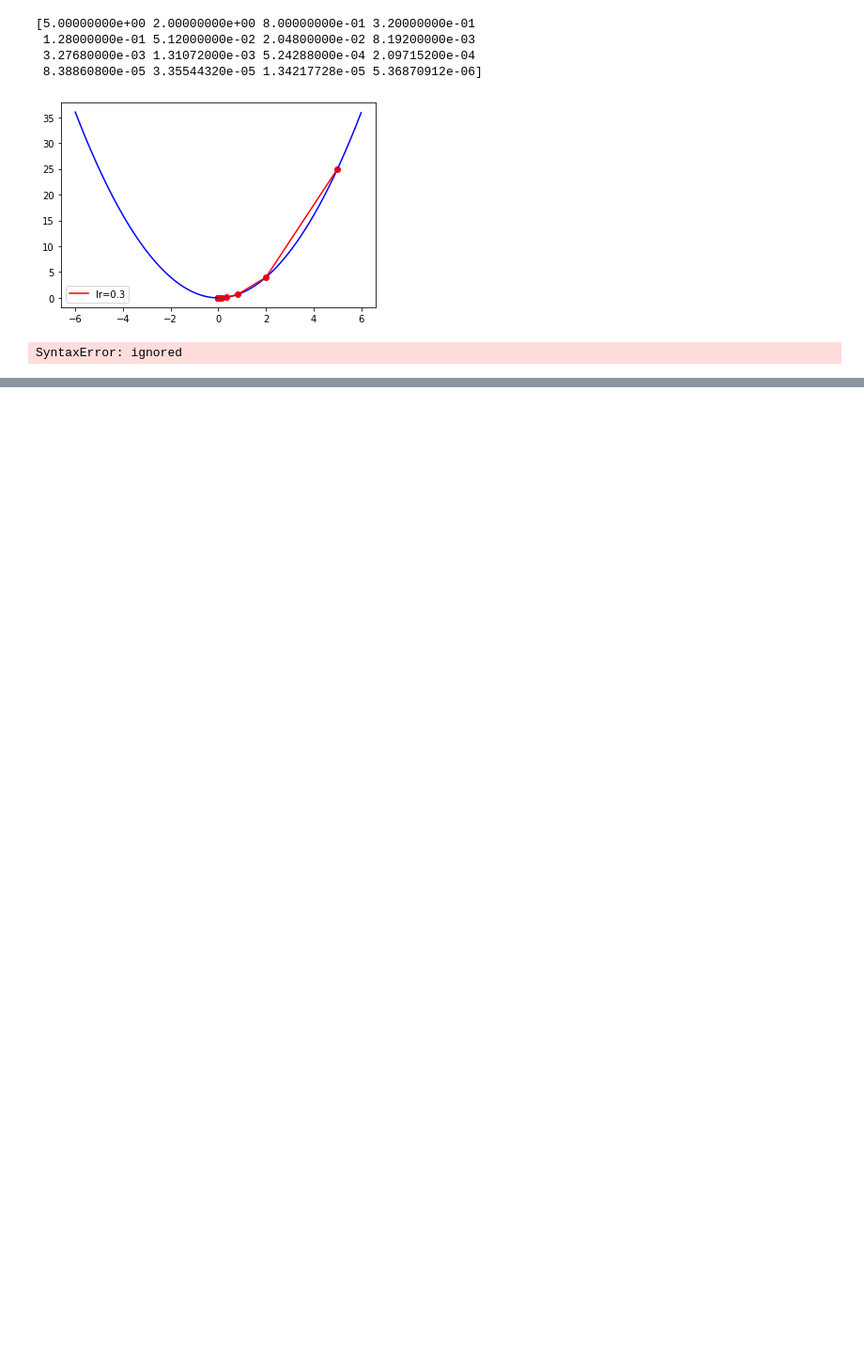
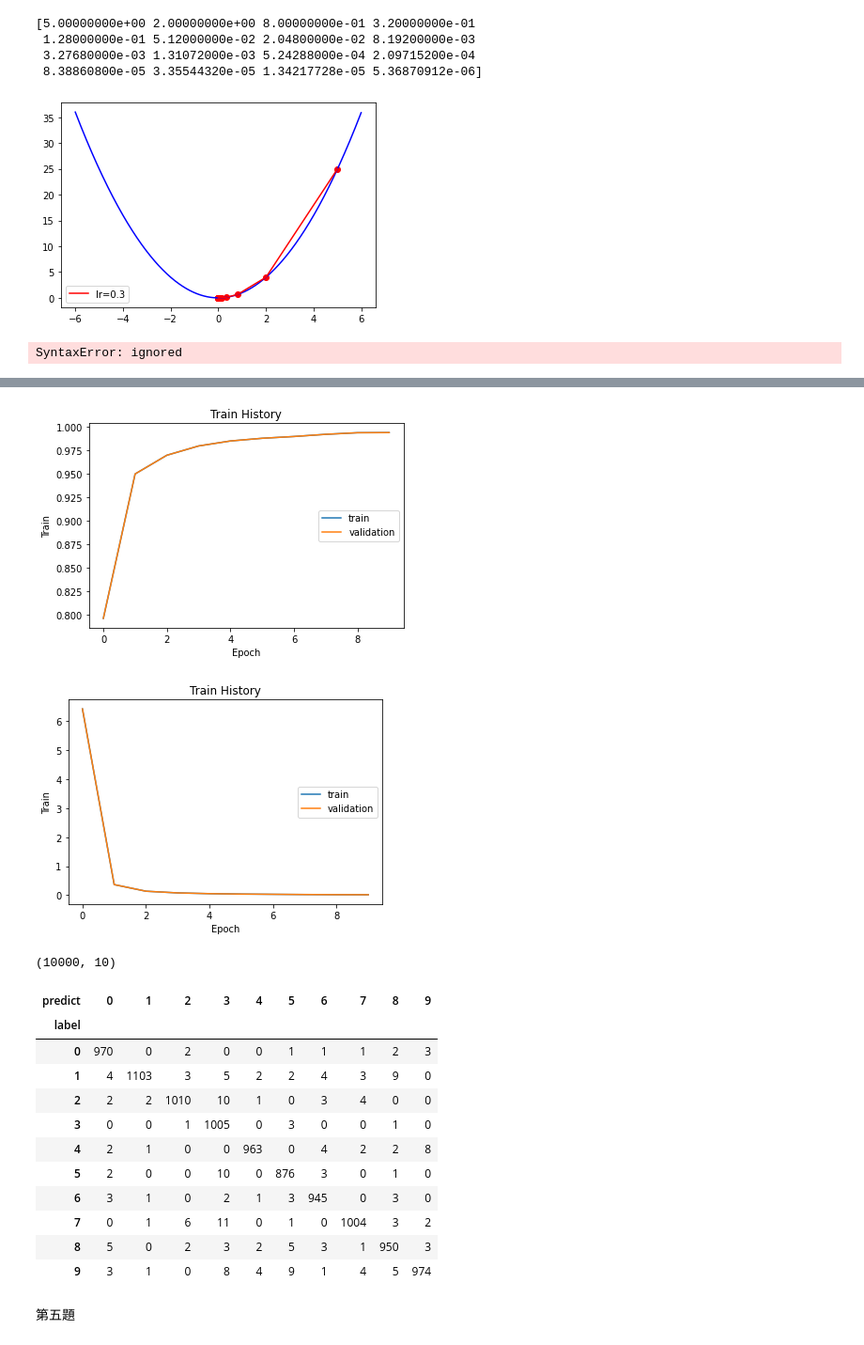
Before and after one commit to wenyuwen047/AI, a Jupyter notebook: 「keras_ipynb」.ipynb, the cells around one changed output, grey strips where cells are left out. Shown at 94% size. Cells and saved outputs as stored; diff of their text form; code cells hidden in the pictures; blank space fills up the shorter version.

```diff
--- a/「keras_ipynb」.ipynb
+++ b/「keras_ipynb」.ipynb
@@ -741,0 +569,8 @@ for item in model.wv.most_similar(string):
+# %%
+mnist=keras.datasets.mnist
+(train_data, train_label), (test_data, test_label) = mnist.load_data()
+test_label_original=test_label #for crosstab
+train_label = keras.utils.to_categorical(train_label)
+test_label = keras.utils.to_categorical(test_label)
+# %%
+train_history=model.fit(train_data,train_label,epochs=10,batch_size=512)
@@ -741,0 +604,41 @@ for item in model.wv.most_similar(string):
+# %%
+#繪製正確性與損失立歷史圖
+import matplotlib.pyplot as plt
+import numpy as np
+
+def show_train_history(train_history, train, validation):
+    plt.plot(train_history.history[train])
+    plt.plot(train_history.history[validation])
+    plt.title('Train History')
+    plt.ylabel('Train')
+    plt.xlabel('Epoch')
+    plt.legend(['train', 'validation'], loc='center right')
+    plt.show()
+
+show_train_history(train_history, 'accuracy', 'accuracy')
+show_train_history(train_history, 'loss', 'loss')
+
+# Confusion Matrix混淆矩陣
+import pandas as pd
+prediction = model.predict(test_data)
+prediction_label=np.argmax(prediction,axis=1)
+print(test_label.shape)
+pd.crosstab(test_label_original, prediction_label, rownames=['label'], colnames=['predict'])
+# %% [output]
+[figure, added]
+[figure, added]
+(10000, 10)
+| predict | 0 | 1 | 2 | 3 | 4 | 5 | 6 | 7 | 8 | 9 |
+| label |  |  |  |  |  |  |  |  |  |  |
+| 0 | 970 | 0 | 2 | 0 | 0 | 1 | 1 | 1 | 2 | 3 |
+| 1 | 4 | 1103 | 3 | 5 | 2 | 2 | 4 | 3 | 9 | 0 |
+| 2 | 2 | 2 | 1010 | 10 | 1 | 0 | 3 | 4 | 0 | 0 |
+| 3 | 0 | 0 | 1 | 1005 | 0 | 3 | 0 | 0 | 1 | 0 |
+| 4 | 2 | 1 | 0 | 0 | 963 | 0 | 4 | 2 | 2 | 8 |
+| 5 | 2 | 0 | 0 | 10 | 0 | 876 | 3 | 0 | 1 | 0 |
+| 6 | 3 | 1 | 0 | 2 | 1 | 3 | 945 | 0 | 3 | 0 |
+| 7 | 0 | 1 | 6 | 11 | 0 | 1 | 0 | 1004 | 3 | 2 |
+| 8 | 5 | 0 | 2 | 3 | 2 | 5 | 3 | 1 | 950 | 3 |
+| 9 | 3 | 1 | 0 | 8 | 4 | 9 | 1 | 4 | 5 | 974 |
+# %% [markdown]
+第五題
```
Also changed, not shown: parts of 98 cells of this notebook.
